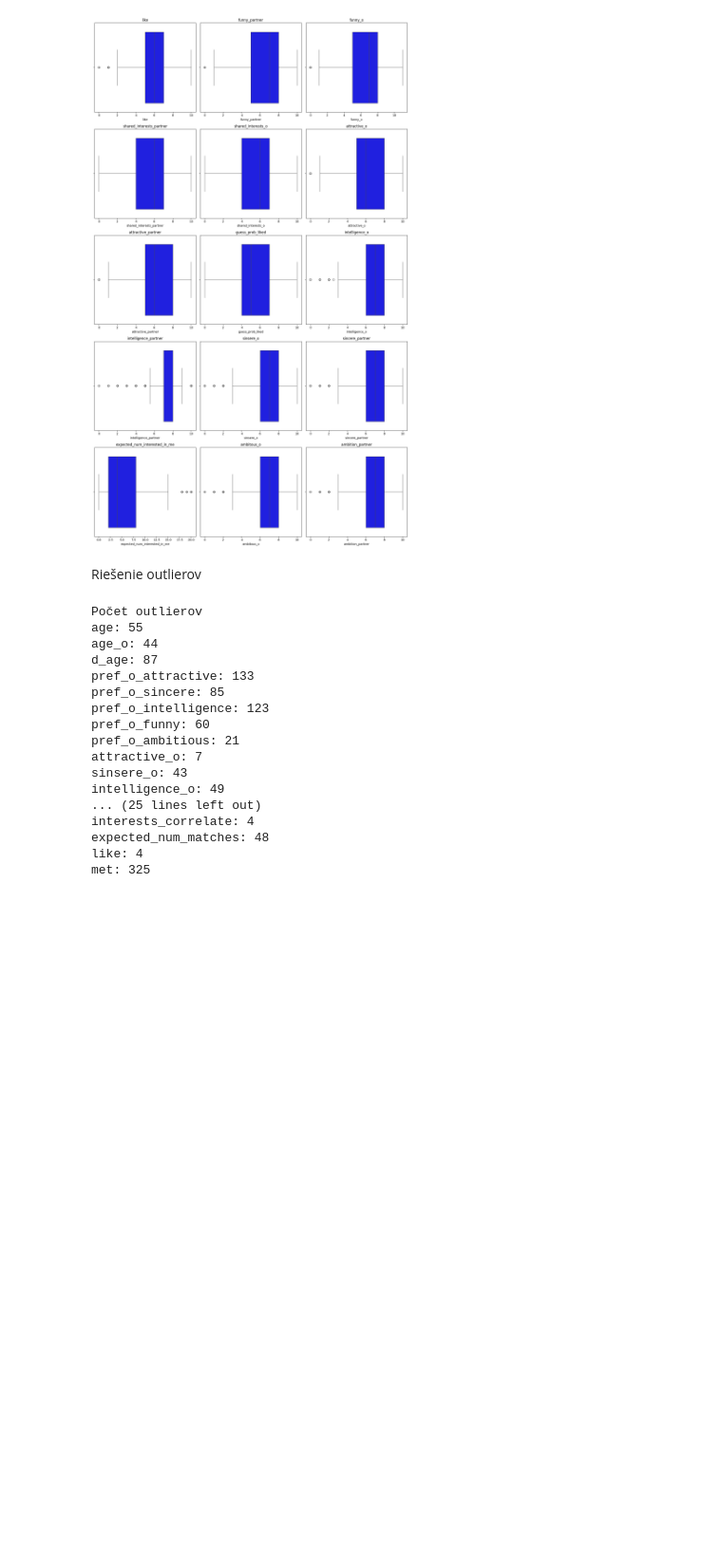
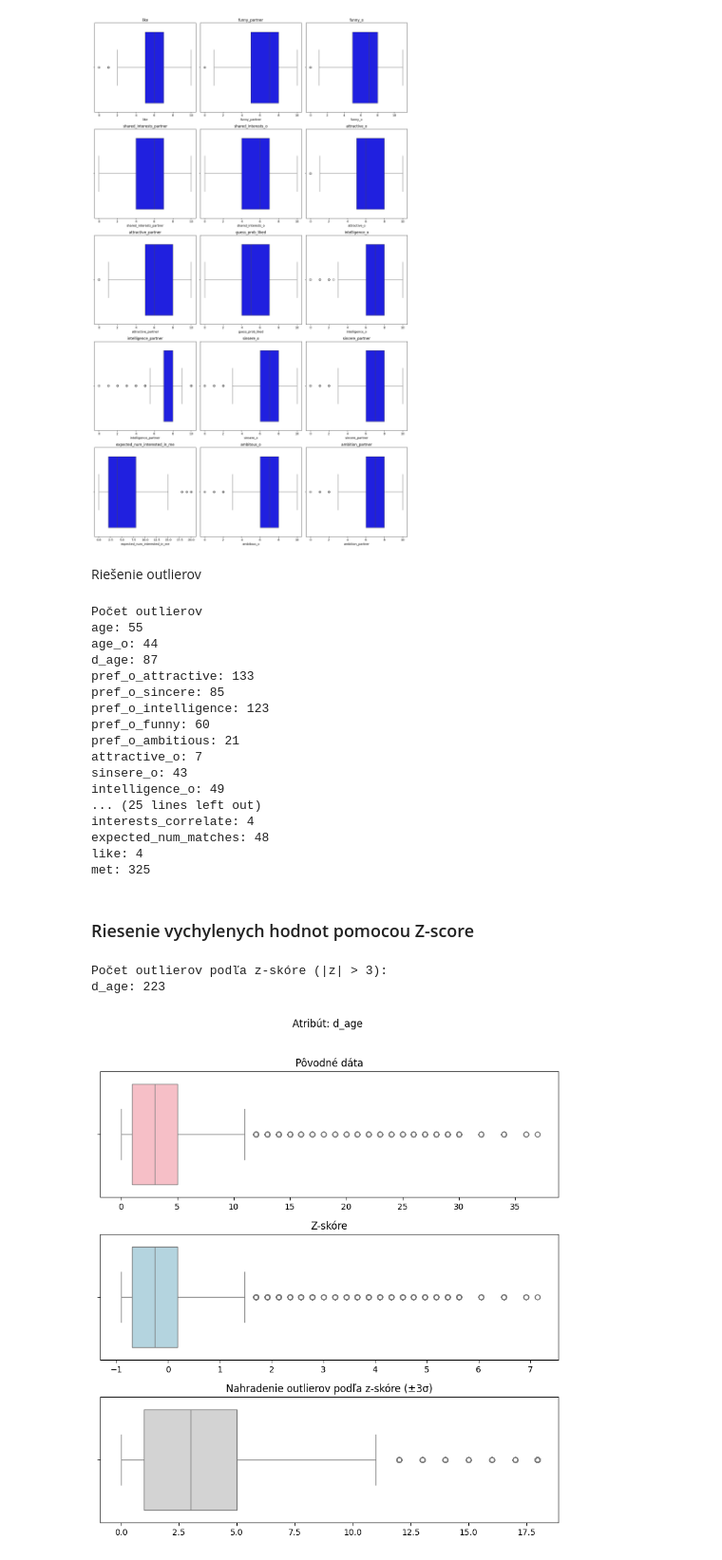
Before and after one commit to Daweed12/ZNEUS_ZS_Vach_Kmet_Duchon, a Jupyter notebook: Project1.ipynb, the cells around one changed output. Shown: that part at 95% size. Cells and saved outputs as stored; diff of their text form; code cells hidden in the pictures; blank space fills up the shorter version.

```diff
--- a/Project1.ipynb
+++ b/Project1.ipynb
@@ -189,3 +189,72 @@ interests_correlate: 4
 expected_num_matches: 48
 like: 4
 met: 325
+# %% [markdown]
+### Riesenie vychylenych hodnot pomocou Z-score
+# %%
+import numpy as np
+import pandas as pd
+import matplotlib.pyplot as plt
+import seaborn as sns
+
+# to je pre z score
+k = 3
+
+#vybral som len tie stplce ktore nie su kategoricke ani v tvare [2-5]
+columns_of_interest = [
+    "gender","age","age_o","d_age",
+    "importance_same_race","importance_same_religion",
+    "pref_o_attractive","pref_o_sincere","pref_o_intelligence","pref_o_funny","pref_o_ambitious",
+    "pref_o_shared_interests","attractive_o","sinsere_o","intelligence_o","funny_o",
+    "ambitous_o","shared_interests_o","attractive_important","sincere_important","intellicence_important",
+    "funny_important","ambtition_important","shared_interests_important","attractive","sincere","intelligence","funny","ambition","attractive_partner","sincere_partner",
+    "intelligence_partner","funny_partner","ambition_partner","shared_interests_partner",
+    "sports","tvsports","exercise","dining","museums","art","hiking","gaming",
+    "clubbing","reading","tv","theater","movies","concerts","music","shopping","yoga","d_sports","d_tvsports",
+    "interests_correlate",
+    "expected_happy_with_sd_people","expected_num_interested_in_me",
+    "expected_num_matches","like","guess_prob_liked"
+]
+
+num_cols = df.select_dtypes(include=[np.number]).columns
+cols = [c for c in columns_of_interest if c in num_cols]
+if not cols:
+    cols = list(num_cols)
+
+means = df[cols].mean(skipna=True)#ignorujem nan hodnoty
+stds  = df[cols].std(skipna=True)
+stds_safe = stds.replace(0, np.nan)#nechceme delit nulou tak radsej dame ako nan
+z_df  = (df[cols] - means) / stds_safe
+z_df  = z_df.replace([np.inf, -np.inf], np.nan)
+lower = means - k * stds
+upper = means + k * stds
+df_wins = df.copy()
+df_wins[cols] = df[cols].clip(lower=lower, upper=upper, axis=1)
+
+
+print(f"\nPočet outlierov podľa z-skóre (|z| > {k}):")
+
+pocet = (np.abs(z_df["d_age"]) > k).sum(skipna=True)
+print(f"d_age: {pocet}")
+
+
+fig, axes = plt.subplots(3, 1, figsize=(8, 9))
+fig.suptitle("Atribút: d_age", y=0.98)
+#povodne data
+sns.boxplot(x=df["d_age"], ax=axes[0], color='lightpink')
+axes[0].set_title("Pôvodné dáta")
+axes[0].set_xlabel("")
+ #z-score
+sns.boxplot(x=z_df["d_age"], ax=axes[1], color='lightblue')
+axes[1].set_title("Z-skóre")
+axes[1].set_xlabel("")
+#nahradim to podla z-score
+sns.boxplot(x=df_wins["d_age"], ax=axes[2], color='lightgray')
+axes[2].set_title(f"Nahradenie outlierov podľa z-skóre (±{k}σ)")
+axes[2].set_xlabel("")
+plt.tight_layout(rect=[0, 0, 1, 0.96])
+plt.show()
+# %% [output]
+Počet outlierov podľa z-skóre (|z| > 3):
+d_age: 223
+[figure, added]
```
Also changed, not shown: parts of 7 cells of this notebook.
